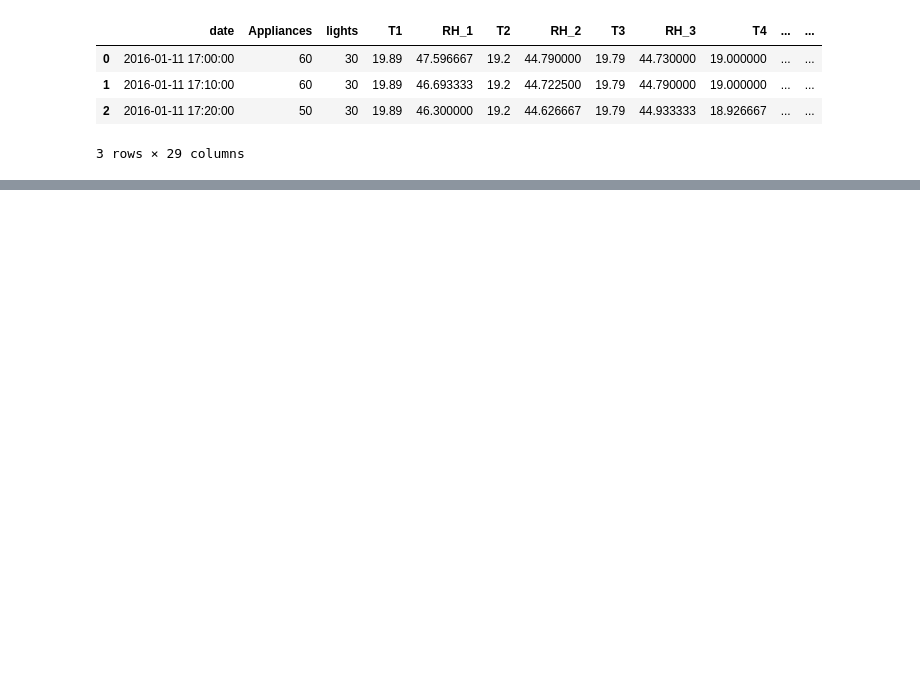
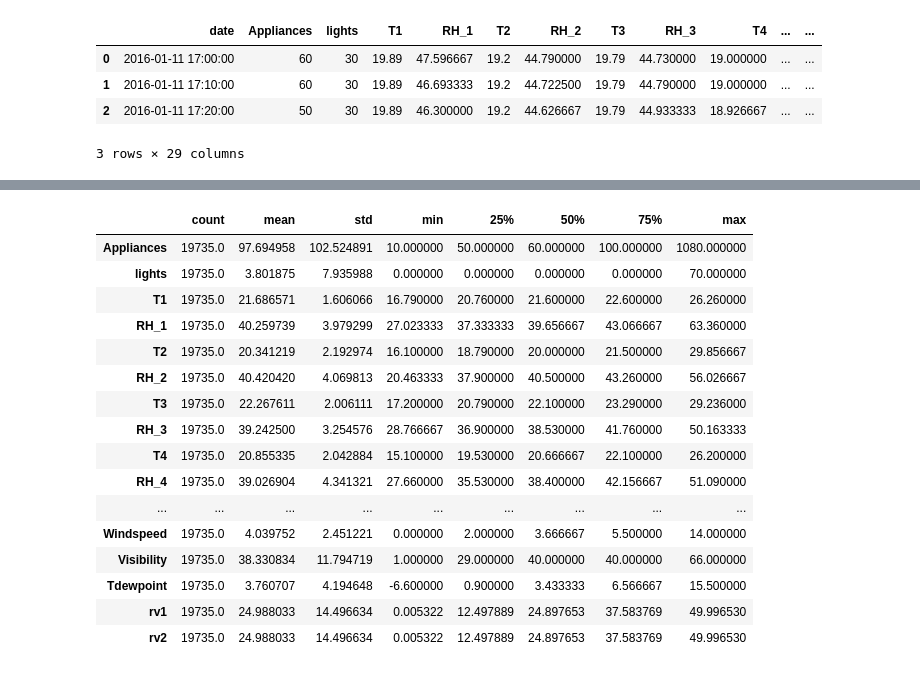
Before and after one commit to iam-ajitkumartoppo/appliance_energy_prediction, a Jupyter notebook: Appliance-Energy-Prediction.ipynb, the cells around one changed output, grey strips where cells are left out. Saved outputs shown, nothing was run; the diff lists cells and outputs as text; code cells hidden in the pictures; blank space fills up the shorter version.

```diff
--- a/Appliance-Energy-Prediction.ipynb
+++ b/Appliance-Energy-Prediction.ipynb
@@ -17,0 +73,20 @@ df.head(3)
+# %%
+df.describe().T
+# %% [output]
+|  | count | mean | std | min | 25% | 50% | 75% | max |
+| Appliances | 19735.0 | 97.694958 | 102.524891 | 10.000000 | 50.000000 | 60.000000 | 100.000000 | 1080.000000 |
+| lights | 19735.0 | 3.801875 | 7.935988 | 0.000000 | 0.000000 | 0.000000 | 0.000000 | 70.000000 |
+| T1 | 19735.0 | 21.686571 | 1.606066 | 16.790000 | 20.760000 | 21.600000 | 22.600000 | 26.260000 |
+| RH_1 | 19735.0 | 40.259739 | 3.979299 | 27.023333 | 37.333333 | 39.656667 | 43.066667 | 63.360000 |
+| T2 | 19735.0 | 20.341219 | 2.192974 | 16.100000 | 18.790000 | 20.000000 | 21.500000 | 29.856667 |
+| RH_2 | 19735.0 | 40.420420 | 4.069813 | 20.463333 | 37.900000 | 40.500000 | 43.260000 | 56.026667 |
+| T3 | 19735.0 | 22.267611 | 2.006111 | 17.200000 | 20.790000 | 22.100000 | 23.290000 | 29.236000 |
+| RH_3 | 19735.0 | 39.242500 | 3.254576 | 28.766667 | 36.900000 | 38.530000 | 41.760000 | 50.163333 |
+| T4 | 19735.0 | 20.855335 | 2.042884 | 15.100000 | 19.530000 | 20.666667 | 22.100000 | 26.200000 |
+| RH_4 | 19735.0 | 39.026904 | 4.341321 | 27.660000 | 35.530000 | 38.400000 | 42.156667 | 51.090000 |
+| ... | ... | ... | ... | ... | ... | ... | ... | ... |
+| Windspeed | 19735.0 | 4.039752 | 2.451221 | 0.000000 | 2.000000 | 3.666667 | 5.500000 | 14.000000 |
+| Visibility | 19735.0 | 38.330834 | 11.794719 | 1.000000 | 29.000000 | 40.000000 | 40.000000 | 66.000000 |
+| Tdewpoint | 19735.0 | 3.760707 | 4.194648 | -6.600000 | 0.900000 | 3.433333 | 6.566667 | 15.500000 |
+| rv1 | 19735.0 | 24.988033 | 14.496634 | 0.005322 | 12.497889 | 24.897653 | 37.583769 | 49.996530 |
+| rv2 | 19735.0 | 24.988033 | 14.496634 | 0.005322 | 12.497889 | 24.897653 | 37.583769 | 49.996530 |
```
Also changed, not shown: parts of 23 cells of this notebook.
